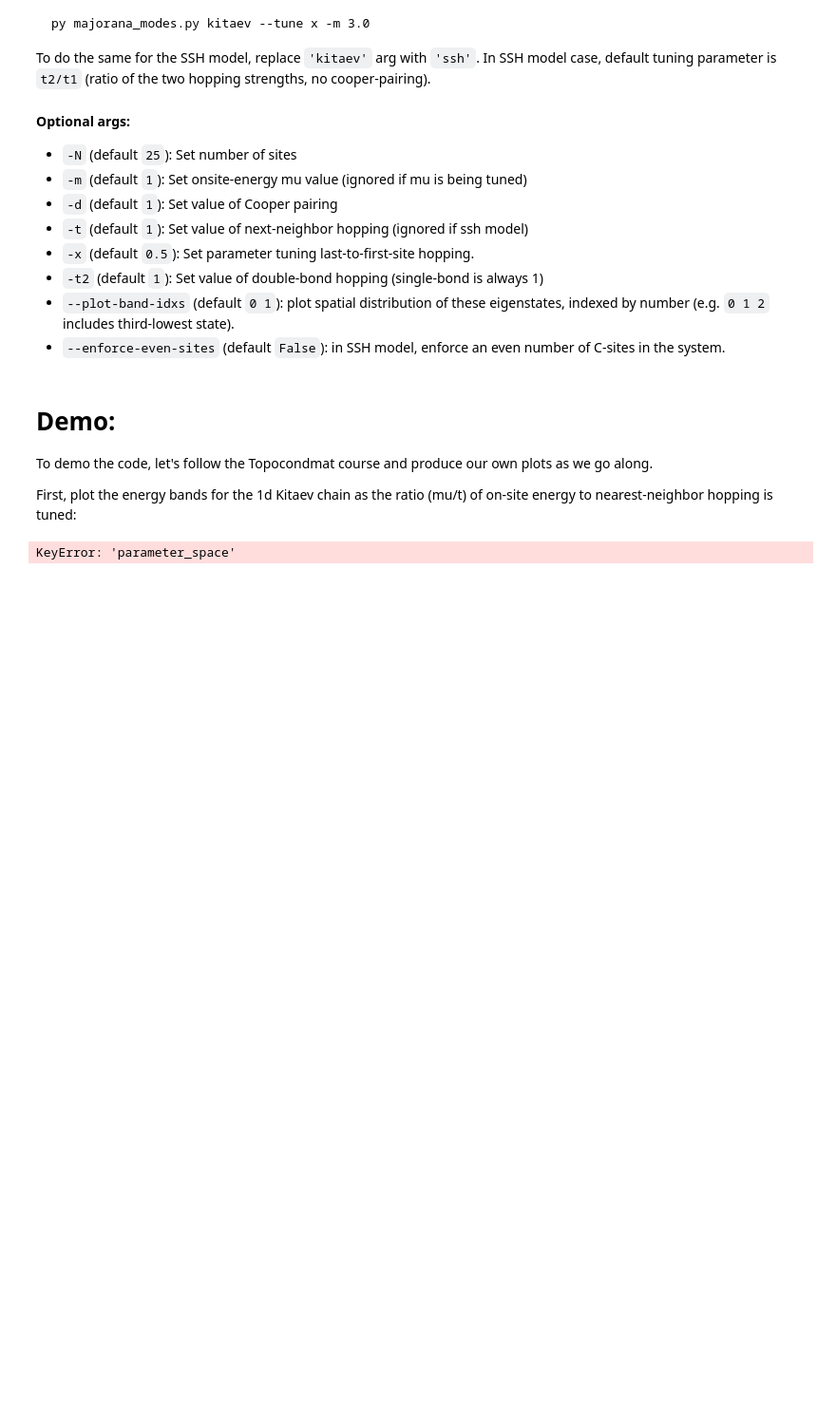
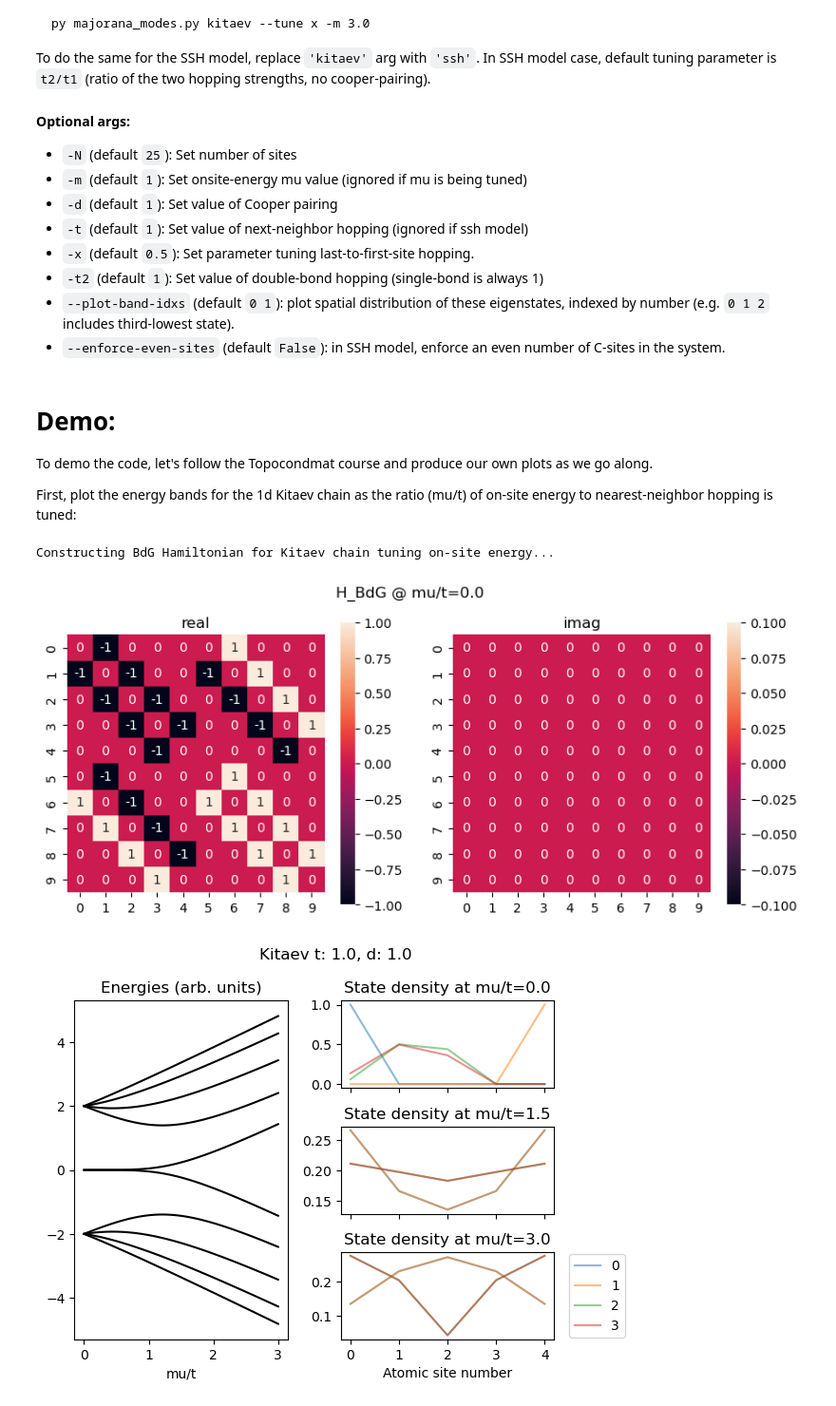
Before and after one commit to ericakotta/demos, a Jupyter notebook: majorana_energies_nb.ipynb, the cells around one changed output. Shown at 95% size. Drawn from its saved outputs; the diff is of its cells as text; code cells hidden in the pictures; blank space fills up the shorter version.

Commit message:
Working for closed chain kitaevgit status

```diff
--- a/majorana_energies_nb.ipynb
+++ b/majorana_energies_nb.ipynb
@@ -39,11 +39,18 @@ First, plot the energy bands for the 1d Kitaev chain as the ratio (mu/t) of on-s
 # %%
 import numpy as np
 from majorana_energies import H_BdG_constructor
 
-model_params = {'tuning_parameter': 'mu/t', 'parameter_space': np.linspace(0,3,51)}
-# Initiate Hamiltonian constructor class
+model_params = {
+    'nn_hopping': 1.0,
+    'cooper_pairing': 1.0,
+    'tuning_parameter': 'mu/t',
+    'parameter_space': np.linspace(0,3,51),
+    'N_sites': 5
+}
 H_constructor = H_BdG_constructor('kitaev', model_params)
 H_constructor.construct_and_solve_hamiltonians()
 H_constructor.plot_figures()
 # %% [output]
-KeyError: 'parameter_space'
+Constructing BdG Hamiltonian for Kitaev chain tuning on-site energy...
+[figure, added]
+[figure, added]
```
Also changed, not shown: parts of 5 cells of this notebook, 1 other file.
